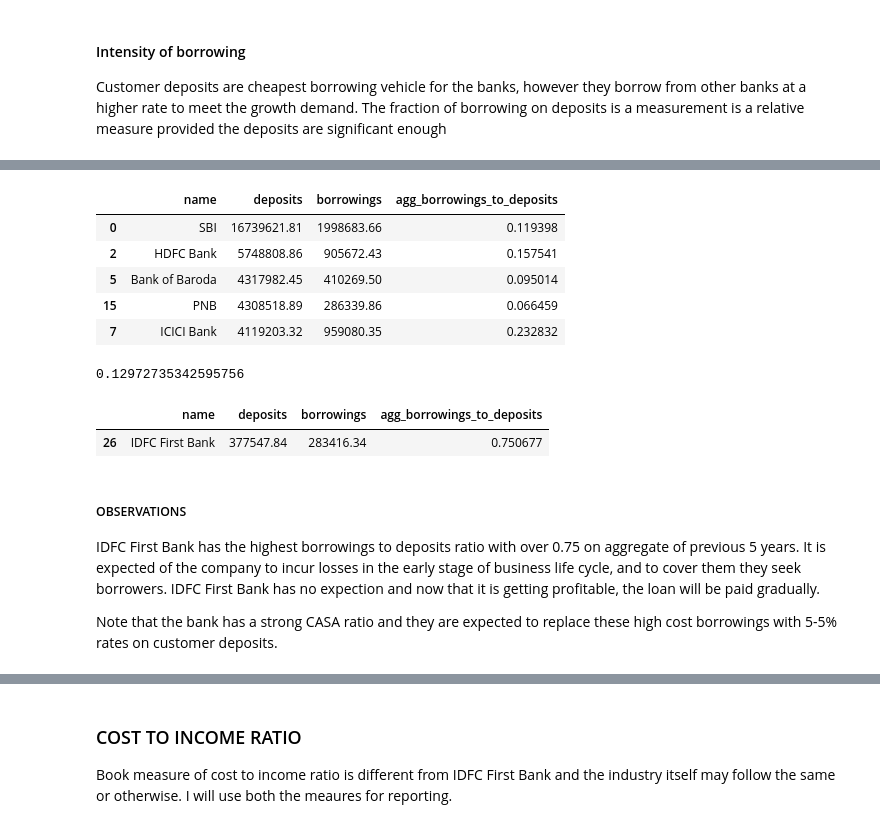
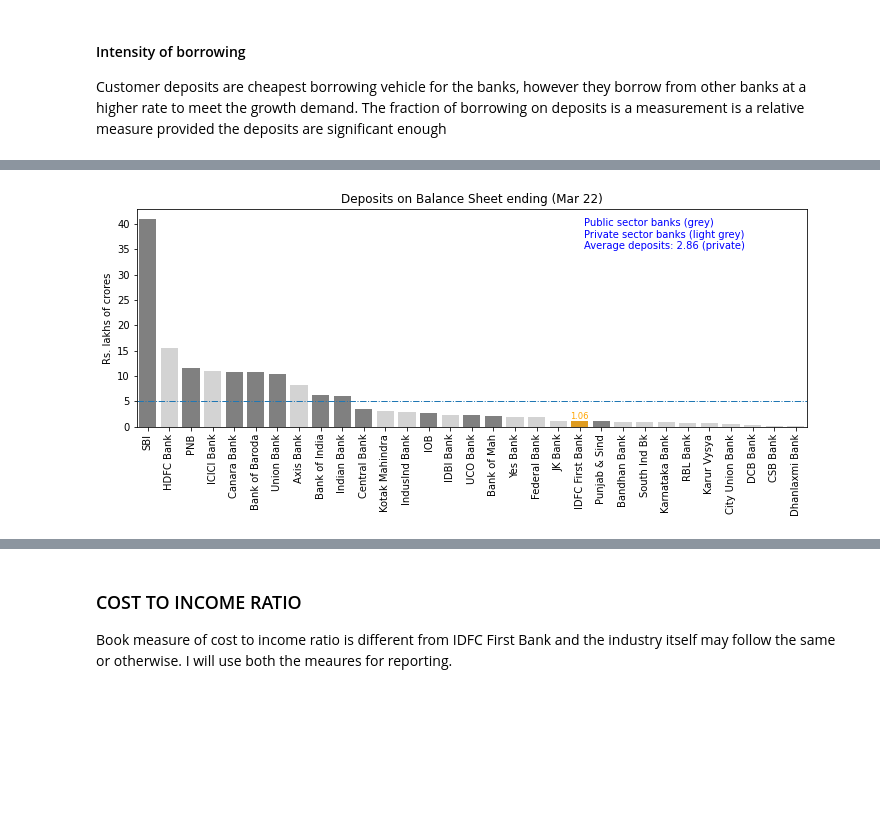
Before and after one commit to nagaraju-oruganti/Valuation, a Jupyter notebook: analysis/pulling_financial_data.ipynb, the cells around one changed output, grey strips where cells are left out. Drawn from its saved outputs; the diff is of its cells as text; code cells hidden in the pictures; blank space fills up the shorter version.

```diff
--- a/analysis/pulling_financial_data.ipynb
+++ b/analysis/pulling_financial_data.ipynb
@@ -49,4 +59,12 @@ def extract_info(sheet_name, attributes, n):
     return missing, df
+# %%
+### SUPPORTING FUNCTIONS
+def append_group(df):
+    df = df.copy(deep = True)
+    group_df = tickers[['security_name', 'industry_sub_group']].rename(columns = {'security_name' : 'name', 'industry_sub_group' : 'group'})
+    group_df['group'] = group_df['group'].apply(lambda x: x.split()[0].lower())
+    df = df.merge(group_df, on = 'name')
+    return df
 # %% [markdown]
 #### Intensity of borrowing
 Customer deposits are cheapest borrowing vehicle for the banks, however they borrow from other banks at a higher
@@ -71,32 +105,29 @@ missing: 0
-# %%
-df['aggregate'] = df['aggregate'].apply(float)
-borrow_deposit_ratio = []
-for name in df['name'].unique():
-    deposits = df[(df['name'] == name) & (df['index'] == 'Deposits')]['aggregate'].values[0]
-    borrowings = df[(df['name'] == name) & (df['index'] == 'Borrowings')]['aggregate'].values[0]
-    ratio = borrowings / deposits
-    borrow_deposit_ratio.append((name, deposits, borrowings, ratio))
-df = pd.DataFrame(borrow_deposit_ratio, columns = ['name', 'deposits', 'borrowings', 'agg_borrowings_to_deposits'])
-df.sort_values(by = 'deposits', ascending = False, inplace = True)
-df.head(5)
-# %% [output]
-|  | name | deposits | borrowings | agg_borrowings_to_deposits |
-| 0 | SBI | 16739621.81 | 1998683.66 | 0.119398 |
-| 2 | HDFC Bank | 5748808.86 | 905672.43 | 0.157541 |
-| 5 | Bank of Baroda | 4317982.45 | 410269.50 | 0.095014 |
-| 15 | PNB | 4308518.89 | 286339.86 | 0.066459 |
-| 7 | ICICI Bank | 4119203.32 | 959080.35 | 0.232832 |
-# %%
-df['agg_borrowings_to_deposits'].mean()
-# %% [output]
-0.12972735342595756
-# %%
-df[df['name'] == 'IDFC First Bank']
-# %% [output]
-|  | name | deposits | borrowings | agg_borrowings_to_deposits |
-| 26 | IDFC First Bank | 377547.84 | 283416.34 | 0.750677 |
-# %% [markdown]
-##### OBSERVATIONS
-IDFC First Bank has the highest borrowings to deposits ratio with over 0.75 on aggregate of previous 5 years. It is expected of the company to incur losses in the early stage of business life cycle, and to cover them they seek borrowers. IDFC First Bank has no expection and now that it is getting profitable, the loan will be paid gradually.
-
-Note that the bank has a strong CASA ratio and they are expected to replace these high cost borrowings with 5-5% rates on customer deposits.
+# %%
+### DEPOSITS
+df.sort_values(by = 'deposits', ascending = False, inplace = True)
+df.reset_index(drop = True, inplace = True)
+plt.figure(figsize = (12, 4))
+clrs = [PRIVATE_DEFAULT_COLOR if group == 'private' else PUBLIC_DEFAULT_COLOR for group in df['group']]
+clrs = [HIGHLIGHT if f == FIRM else clrs[i] for i, f in enumerate(df['name'])]
+sns.barplot(data = df, x = 'name', y = 'deposits', palette = clrs)
+plt.xticks(rotation = 90)
+plt.axhline(y = 5, ls = '-.', lw = 1)
+plt.title(f'Deposits on Balance Sheet ending ({MOST_RECENT_COL_NAME})')
+plt.ylabel('Rs. lakhs of crores')
+plt.xlabel('')
+
+# add text annotation
+avg = df[df['group'] == 'private']['deposits'].mean()
+annotation = f'''Public sector banks (grey)
+Private sector banks (light grey)
+Average deposits: {avg:.2f} (private)'''
+plt.text(20+0.2, 35, annotation, horizontalalignment='left', size='medium', color='blue')
+
+# show the company's value
+index, value = df[df['name'] == FIRM].index.values[0], df[df['name'] == FIRM]['deposits'].values[0]
+plt.text(index, value + 0.5, f'{value:.2f}',
+         horizontalalignment='center', size='small', color='orange')
+
+plt.show()
+# %% [output]
+[figure, added]
```
Also changed, not shown: parts of 35 cells of this notebook, 5 other files.
